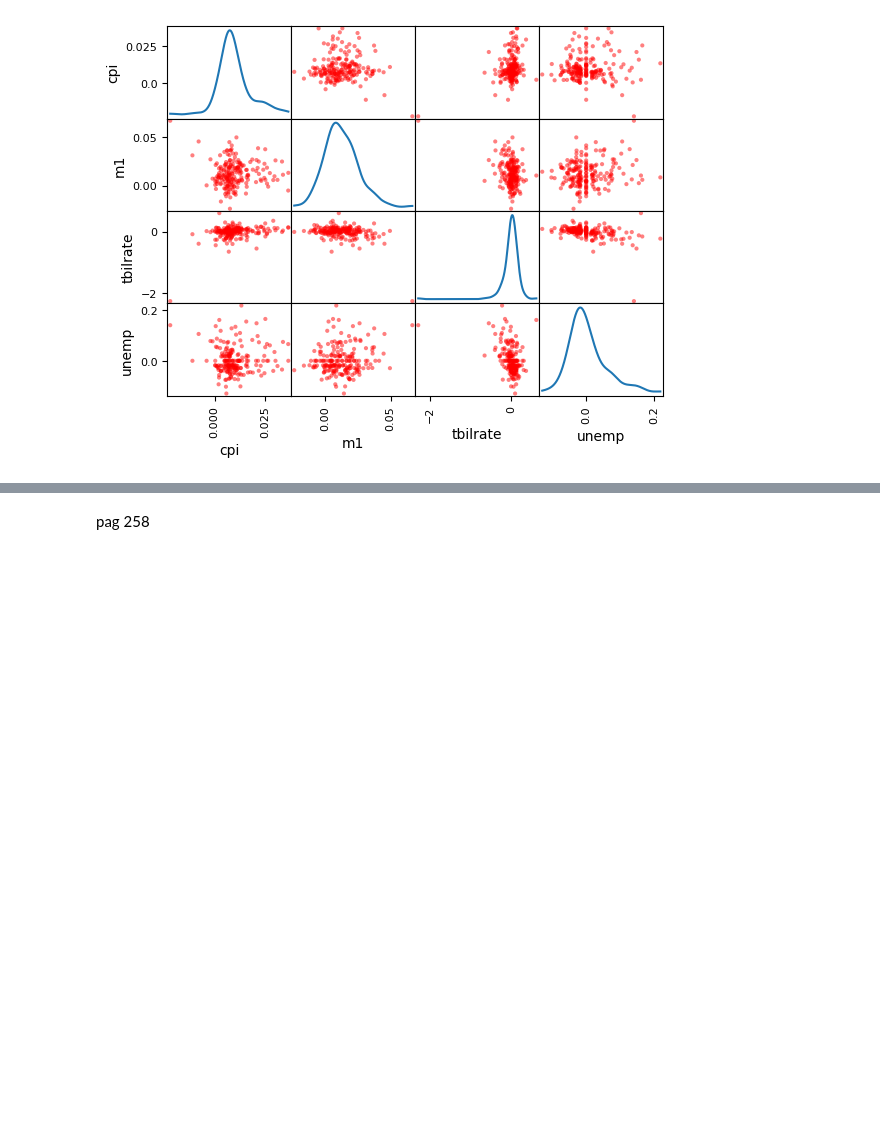
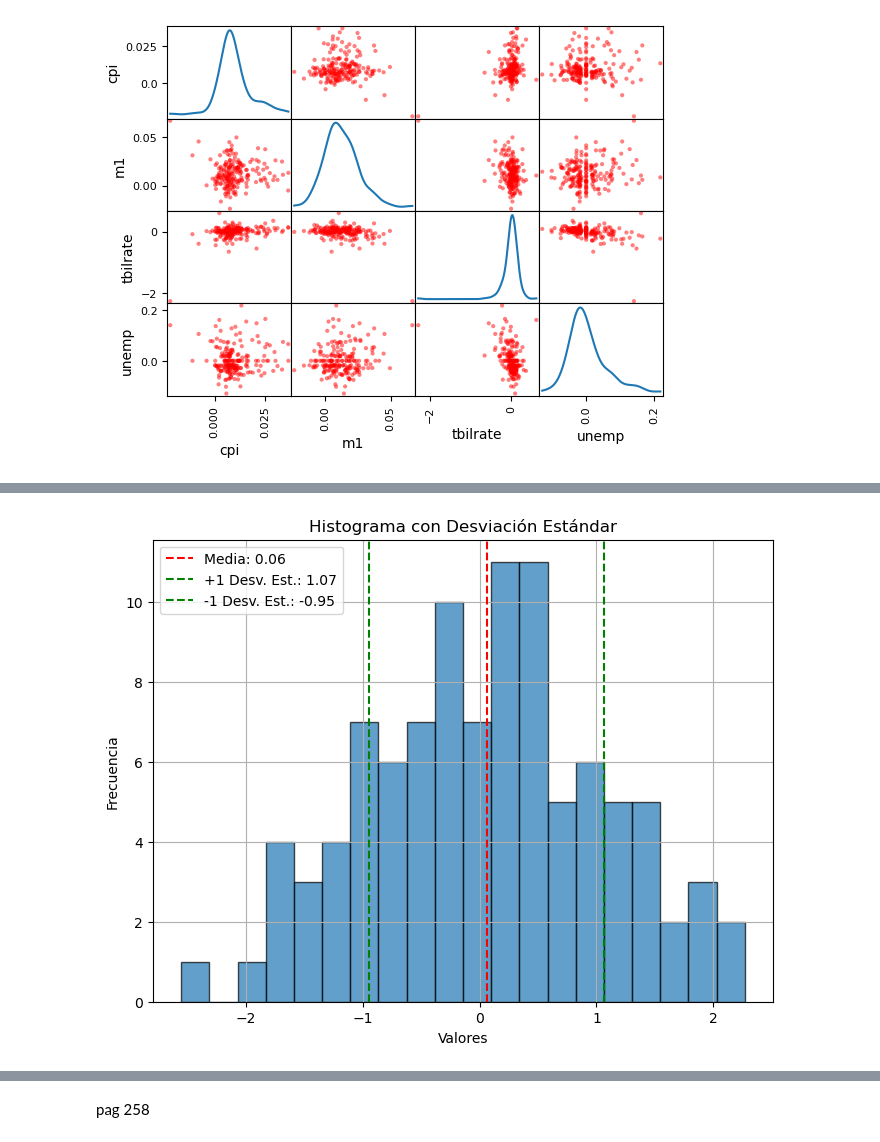
Before and after one commit to MikeAlienpz03/Excel_python, a Jupyter notebook: Chapters/plotting.ipynb, the cells around one changed output, grey strips where cells are left out. Cells and saved outputs as stored; diff of their text form; code cells hidden in the pictures; blank space fills up the shorter version.

```diff
--- a/Chapters/plotting.ipynb
+++ b/Chapters/plotting.ipynb
@@ -529,0 +561,32 @@ array([[<Axes: xlabel='cpi', ylabel='cpi'>,
+# %%
+import numpy as np
+import matplotlib.pyplot as plt
+
+# Datos de ejemplo
+np.random.seed(0)
+data = np.random.normal(loc=0, scale=1, size=100)  # Generar datos normales
+
+# Calcular la media y la desviación estándar
+mean = np.mean(data)
+std_dev = np.std(data)
+
+# Configurar el gráfico
+plt.figure(figsize=(8, 6))
+plt.hist(data, bins=20, edgecolor='black', alpha=0.7)
+
+# Añadir la media y la desviación estándar como líneas verticales
+plt.axvline(mean, color='red', linestyle='dashed', linewidth=1.5, label=f'Media: {mean:.2f}')
+plt.axvline(mean + std_dev, color='green', linestyle='dashed', linewidth=1.5, label=f'+1 Desv. Est.: {mean + std_dev:.2f}')
+plt.axvline(mean - std_dev, color='green', linestyle='dashed', linewidth=1.5, label=f'-1 Desv. Est.: {mean - std_dev:.2f}')
+
+# Mostrar leyenda y etiquetas
+plt.legend()
+plt.title('Histograma con Desviación Estándar')
+plt.xlabel('Valores')
+plt.ylabel('Frecuencia')
+plt.grid(True)
+
+# Mostrar gráfico
+plt.show()
+# %% [output]
+[figure, added]
```
Also changed, not shown: parts of 19 cells of this notebook, 3 other files.
